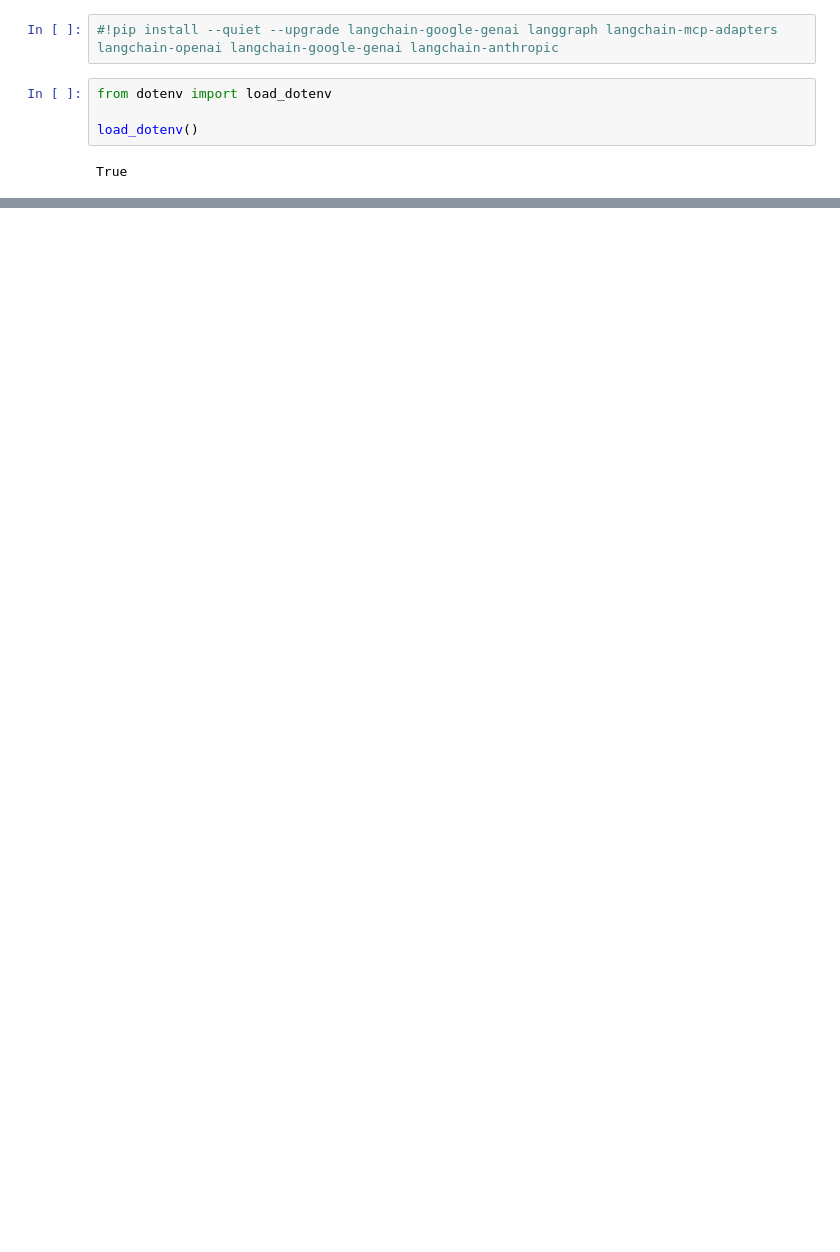
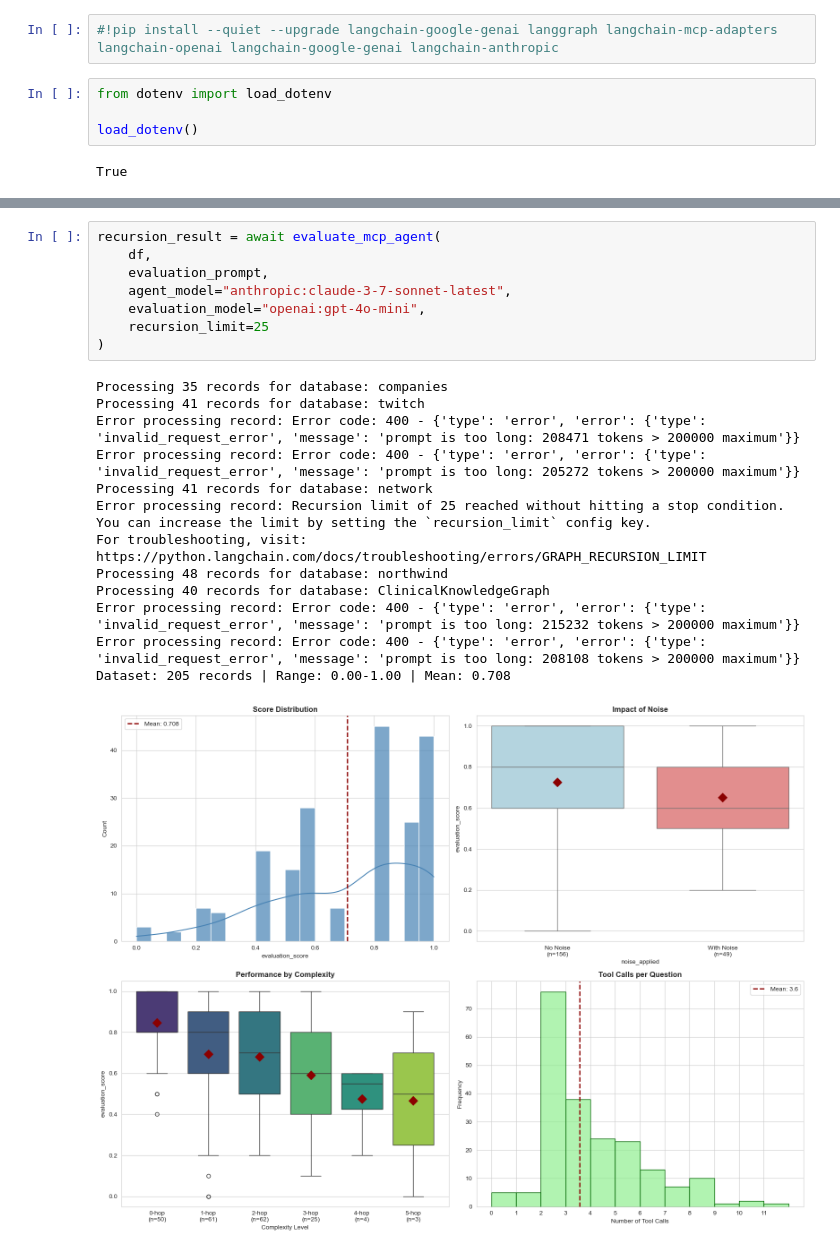
Before and after one commit to xpilasneo4j/grape, a Jupyter notebook: servers/mcp-neo4j-cypher/evaluation.ipynb, the cells around one changed output, grey strips where cells are left out. Saved outputs shown, nothing was run; the diff lists cells and outputs as text; blank space fills up the shorter version.

```diff
--- a/servers/mcp-neo4j-cypher/evaluation.ipynb
+++ b/servers/mcp-neo4j-cypher/evaluation.ipynb
@@ -624,0 +521,22 @@ Mean: 0.468 ± 0.407 (n=205)
+# %%
+recursion_result = await evaluate_mcp_agent(
+    df,
+    evaluation_prompt,
+    agent_model="anthropic:claude-3-7-sonnet-latest",
+    evaluation_model="openai:gpt-4o-mini",
+    recursion_limit=25
+)
+# %% [output]
+Processing 35 records for database: companies
+Processing 41 records for database: twitch
+Error processing record: Error code: 400 - {'type': 'error', 'error': {'type': 'invalid_request_error', 'message': 'prompt is too long: 208471 tokens > 200000 maximum'}}
+Error processing record: Error code: 400 - {'type': 'error', 'error': {'type': 'invalid_request_error', 'message': 'prompt is too long: 205272 tokens > 200000 maximum'}}
+Processing 41 records for database: network
+Error processing record: Recursion limit of 25 reached without hitting a stop condition. You can increase the limit by setting the `recursion_limit` config key.
+For troubleshooting, visit: https://python.langchain.com/docs/troubleshooting/errors/GRAPH_RECURSION_LIMIT
+Processing 48 records for database: northwind
+Processing 40 records for database: ClinicalKnowledgeGraph
+Error processing record: Error code: 400 - {'type': 'error', 'error': {'type': 'invalid_request_error', 'message': 'prompt is too long: 215232 tokens > 200000 maximum'}}
+Error processing record: Error code: 400 - {'type': 'error', 'error': {'type': 'invalid_request_error', 'message': 'prompt is too long: 208108 tokens > 200000 maximum'}}
+Dataset: 205 records | Range: 0.00-1.00 | Mean: 0.708
+[figure, added]
```
Also changed, not shown: parts of 10 cells of this notebook, 2 other files.
